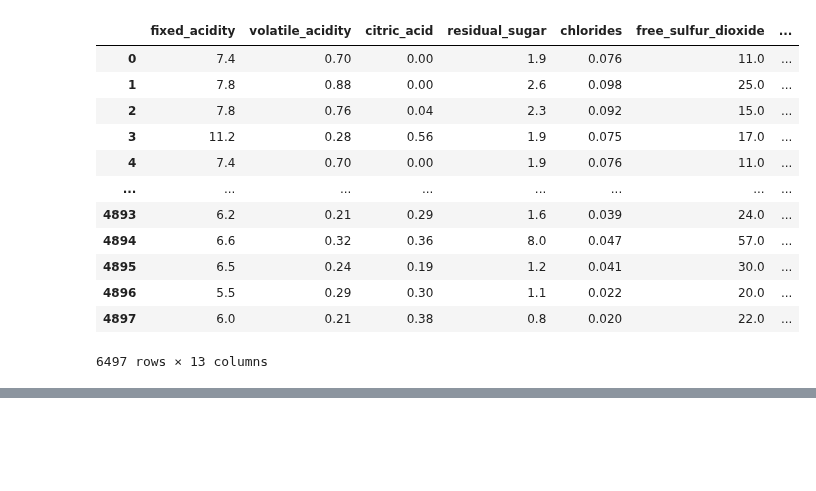
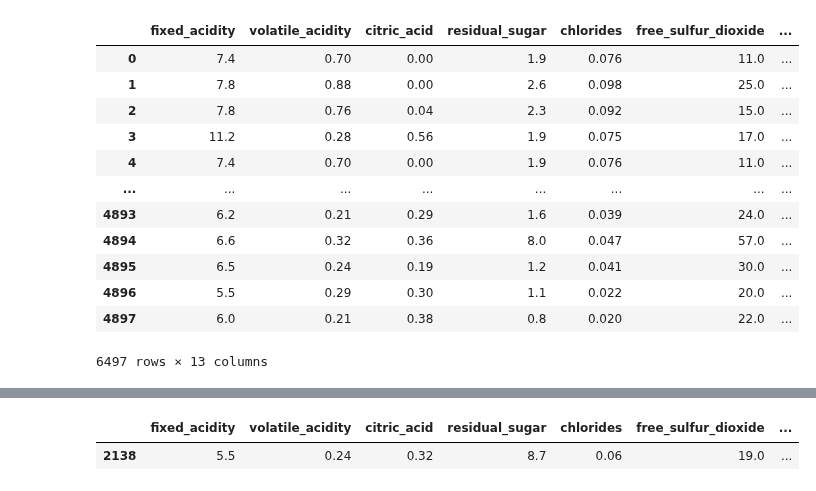
Before and after one commit to wine-clustering-project/wine-cluster, a Jupyter notebook: E_workbook.ipynb, the cells around one changed output, grey strips where cells are left out. Cells and saved outputs as stored; diff of their text form; code cells hidden in the pictures; blank space fills up the shorter version.

```diff
--- a/E_workbook.ipynb
+++ b/E_workbook.ipynb
@@ -55,0 +50,16 @@ combined_wines
+# %%
+combined_wines.columns= combined_wines.columns.str.replace(' ', '')
+# %%
+def the_split(combined_wines):
+
+    # train/validate/test split and is reproducible due to random_state = 123
+    train_validate, test= train_test_split(combined_wines, test_size= .2, random_state= 123)
+    train, val= train_test_split(train_validate, test_size= .3, random_state =123)
+
+
+    print(f'Train shape:{train.shape}\n' )
+    print(f'Validate shape:{val.shape}\n' )
+    print(f'Test shape:{test.shape}\n' )
+    return train, val, test
+# %%
+train, val, test= the_split(combined_wines)
@@ -55,0 +98,5 @@ combined_wines
+# %%
+train.head(1)
+# %% [output]
+|  | fixed_acidity | volatile_acidity | citric_acid | residual_sugar | chlorides | free_sulfur_dioxide | ... |
+| 2138 | 5.5 | 0.24 | 0.32 | 8.7 | 0.06 | 19.0 | ... |
```
Also changed, not shown: parts of 29 cells of this notebook.
